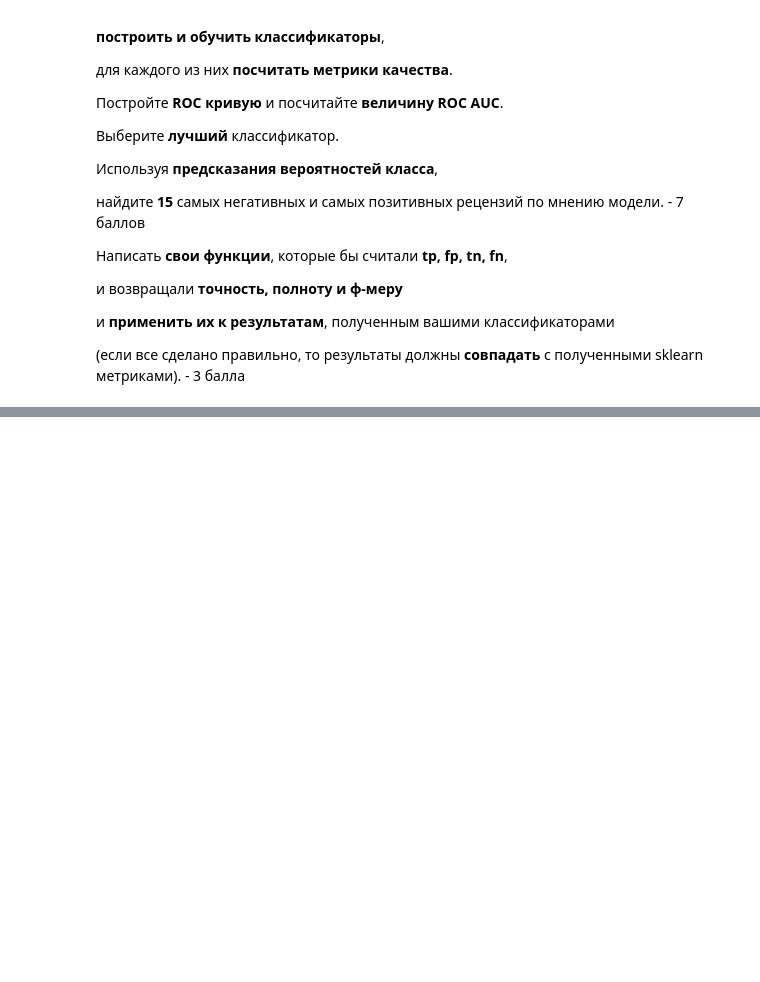
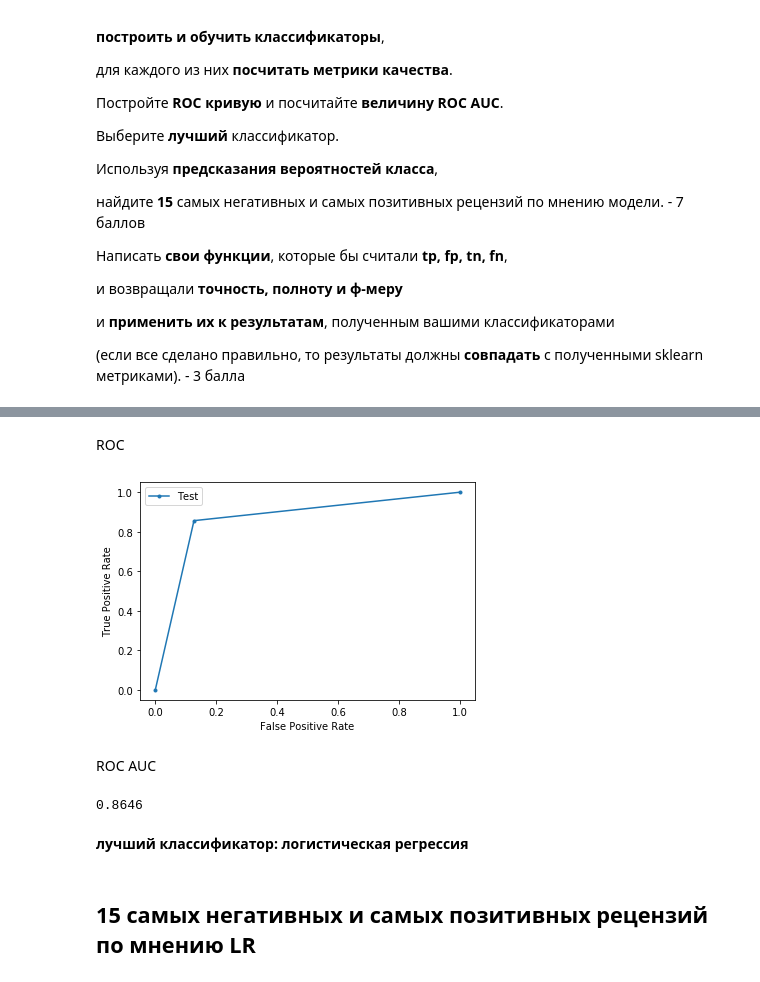
Before and after one commit to Yan-Weijia/ML, a Jupyter notebook: ML-HW02/ML-HW02.ipynb, the cells around one changed output, grey strips where cells are left out. Saved outputs shown, nothing was run; the diff lists cells and outputs as text; code cells hidden in the pictures; blank space fills up the shorter version.

```diff
--- a/ML-HW02/ML-HW02.ipynb
+++ b/ML-HW02/ML-HW02.ipynb
@@ -277,0 +209,4 @@ plt.show()
+# %%
+from sklearn.linear_model import LogisticRegression
+clf_LR = LogisticRegression().fit(X_train_counts, train_target)
+predicted_LR = clf_LR.predict(X_test)
@@ -277,0 +226,26 @@ plt.show()
+# %% [markdown]
+ROC
+# %%
+y_true = test_target
+y_predicted = predicted_LR
+fpr, tpr, _ = roc_curve(y_true, y_predicted)
+pyplot.plot(fpr, tpr, marker='.', label='Test')
+# axis labels
+pyplot.xlabel('False Positive Rate')
+pyplot.ylabel('True Positive Rate')
+# show the legend
+pyplot.legend()
+# show the plot
+pyplot.show()
+# %% [output]
+[figure, added]
+# %% [markdown]
+ROC AUC
+# %%
+print(roc_auc_score(y_true, y_predicted))
+# %% [output]
+0.8646
+# %% [markdown]
+**лучший классификатор: логистическая регрессия**
+# %% [markdown]
+## 15 самых негативных и самых позитивных рецензий по мнению LR
```
Also changed, not shown: parts of 67 cells of this notebook.
